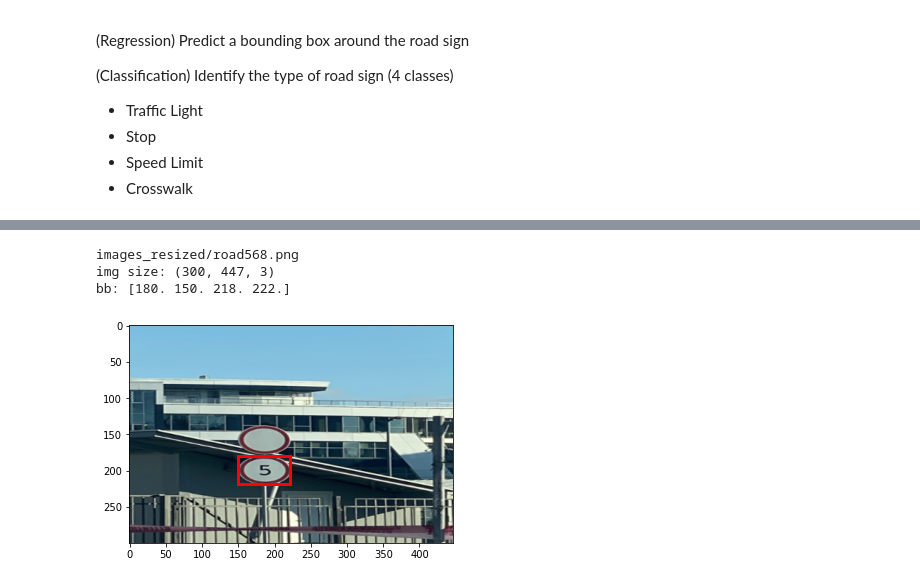
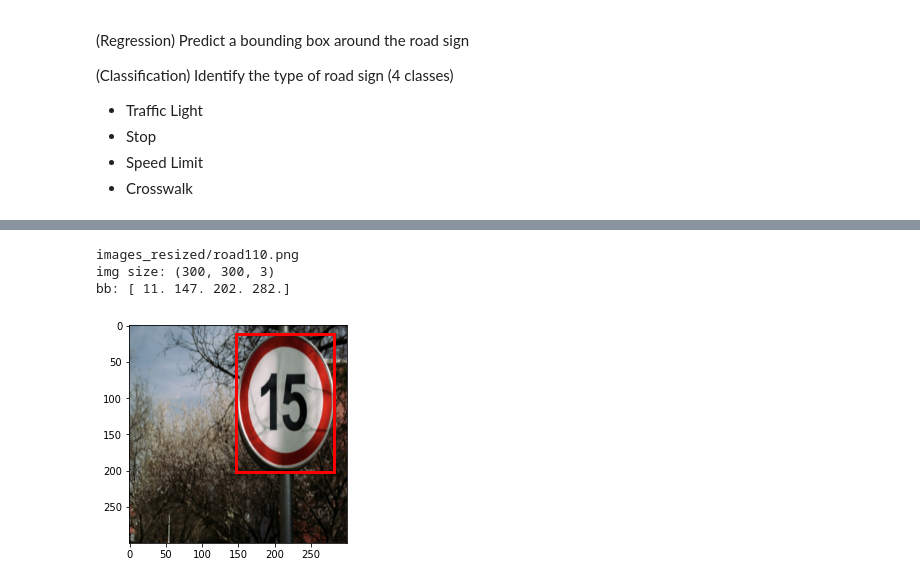
Before and after one commit to hungryPanko/AI, a Jupyter notebook: signalDetection.ipynb, the cells around one changed output, grey strips where cells are left out. Drawn from its saved outputs; the diff is of its cells as text; code cells hidden in the pictures.

```diff
--- a/signalDetection.ipynb
+++ b/signalDetection.ipynb
@@ -179,19 +181,20 @@ def show_corner_bb(im, bb):
     plt.imshow(im)
     plt.gca().add_patch(create_corner_rect(bb))
 # %%
-n = 5
+# Test for drawing img and bounding box
+n = 8
 path = df_train['new_path'].values[n]
 bb = df_train['new_bb'].values[n]
 label = df_train['class'].values[n]
 
 im = cv2.imread(str(path))
+im = cv2.cvtColor(im, cv2.COLOR_BGR2RGB)
+show_corner_bb(im, bb)
 print(str(path))
 print("img size: "+str(im.shape))
 print("bb: "+str(bb))
-im = cv2.cvtColor(im, cv2.COLOR_BGR2RGB)
-show_corner_bb(im, bb)
 # %% [output]
-images_resized/road568.png
-img size: (300, 447, 3)
-bb: [180. 150. 218. 222.]
+images_resized/road110.png
+img size: (300, 300, 3)
+bb: [ 11. 147. 202. 282.]
-[figure, old version]
+[figure, new version]
```
Also changed, not shown: parts of 17 cells of this notebook.
